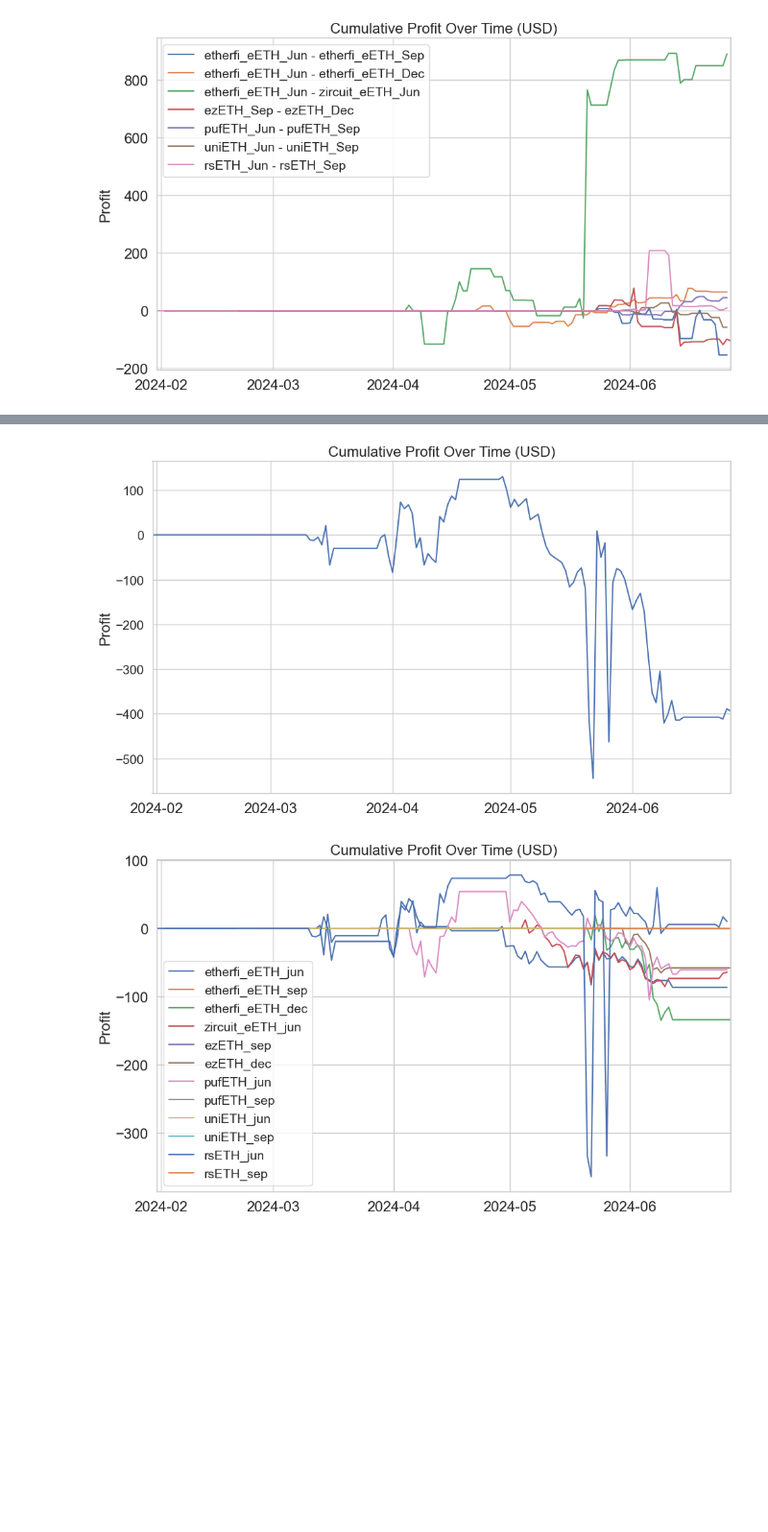
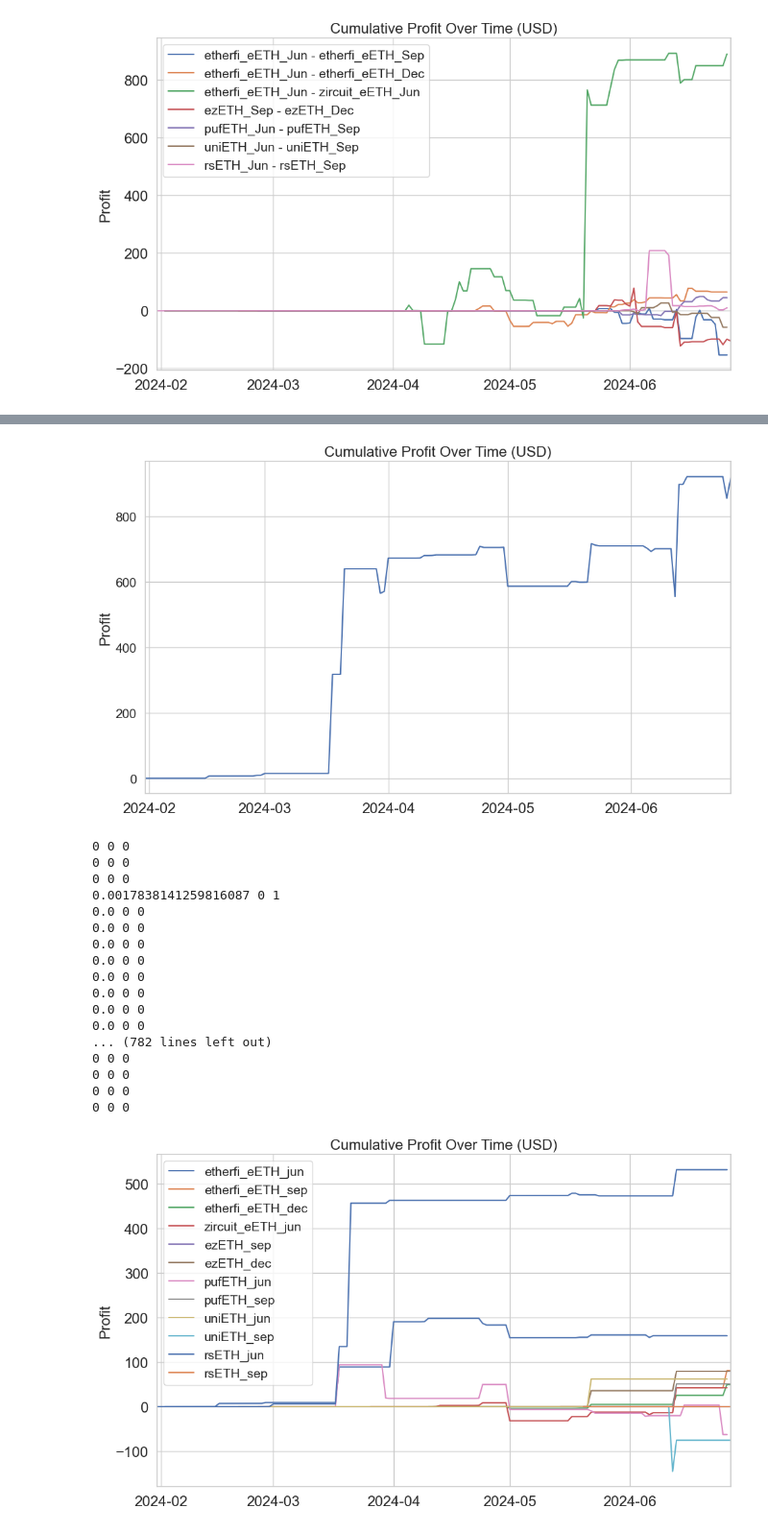
Before and after one commit to farischaudhry/pendle-analysis, a Jupyter notebook: backtest.ipynb, the cells around one changed output, grey strips where cells are left out. Shown at 96% size. Drawn from its saved outputs; the diff is of its cells as text; code cells hidden in the pictures; blank space fills up the shorter version.

Commit message:
cointegration trading on the expected yield spread strategy

```diff
--- a/backtest.ipynb
+++ b/backtest.ipynb
@@ -1293,48 +1293,64 @@ class YieldVsPriceStrategy(Strategy):
         self.z_score_threshold = z_score_threshold
         self.spread = None
         self.z_score = None
+        self.beta = None
         self.df = None
 
     def rolling_yield_vs_price_spread(self, token_df):
         df = pd.DataFrame(index=token_df.index)
-        df['Yearly_Expected_Yield'] = token_df['yearly_expected_yield'] # Approximation of yield
+        df['Yearly_Expected_Yield'] = token_df['yearly_expected_yield']
         df['Underlying_Price'] = token_df['underlying_open']
+        df['YT_Price'] = token_df['yt_open']
 
         df = df.replace([np.inf, -np.inf], np.nan).dropna()
 
         df['Spread'] = df['Yearly_Expected_Yield'] - df['Underlying_Price']
+
+        # Calculate beta between yield and underlying price
+        df['Beta'] = np.nan
+        for i in range(self.window, len(df)):
+            rolling_df = df.iloc[i - self.window:i]
+            X = sm.add_constant(rolling_df['Underlying_Price'])
+            y = rolling_df['YT_Price']
+            if not X.isnull().values.any() and not y.isnull().values.any():
+                model = sm.OLS(y, X).fit()
+                df.loc[df.index[i], 'Beta'] = model.params['Underlying_Price']
 
         df['Z-Score'] = (df['Spread'] - df['Spread'].rolling(self.window).mean()) / df['Spread'].rolling(self.window).std()
 
         self.df = df
         self.spread = df['Spread']
         self.z_score = df['Z-Score']
+        self.beta = df['Beta']
 
     def trade(self, prices_df, current_index, underlying_pos, pt_pos, yt_pos, name=None):
         if self.df is None or current_index not in self.df.index:
             return (0, 0, 0)
 
         current_z_score = self.df.at[current_index, 'Z-Score']
+        current_beta = self.df.at[current_index, 'Beta']
 
         pt_delta = 0
         yt_delta = 0
         underlying_delta = 0
 
+        # Check if betas are NaN, if so, don't execute trades
+        if np.isnan(current_beta):
+            return (-underlying_pos, -pt_pos, -yt_pos)
+
         if current_z_score > self.z_score_threshold:
-            # Spread is larger than normal: Buy PT, sell underlying
+            # Yield increases faster than token price: Buy PT, hedge by selling underlying
             pt_delta = 1 - pt_pos
-            underlying_delta = -1 - underlying_pos
+            underlying_delta = -current_beta - underlying_pos
         elif current_z_score < -self.z_score_threshold:
-            # Spread is smaller than normal: Sell PT, buy underlying
-            pt_delta = -1 - pt_pos
-            underlying_delta = 1 - underlying_pos
+            # Yield decreases faster than token price: Buy YT, hedge by selling underlying
+            yt_delta = 1 - yt_pos
+            underlying_delta = -current_beta - underlying_pos
         else:
             # Hold current positions, bring positions to neutral if necessary
             pt_delta = 0 - pt_pos
+            yt_delta = 0 - yt_pos
             underlying_delta = 0 - underlying_pos
-
-        # YT position remains unchanged as we're focusing on PT and underlying
-        yt_delta = 0 - yt_pos
 
         return (underlying_delta, pt_delta, yt_delta)
 
@@ -1358,8 +1374,8 @@ token_data = {
 # Prepare strategies
 assets_strategies = {}
 
-window = 40
-z_score_threshold = 1
+window = 10
+z_score_threshold = 2
 
 for token_name, token_df in token_data.items():
     strategy = YieldVsPriceStrategy(token_name, window=window, z_score_threshold=z_score_threshold)
@@ -1406,2 +1435,19 @@ Daily returns: -0.07228551376819677
-[figure, old version]
+[figure, new version]
+0 0 0
+0 0 0
+0 0 0
+0.0017838141259816087 0 1
+0.0 0 0
+0.0 0 0
+0.0 0 0
+0.0 0 0
+0.0 0 0
+0.0 0 0
+0.0 0 0
+0.0 0 0
+... (782 lines left out)
+0 0 0
+0 0 0
+0 0 0
+0 0 0
-[figure, old version]
+[figure, new version]
```
Also changed, not shown: parts of 2 cells of this notebook.
